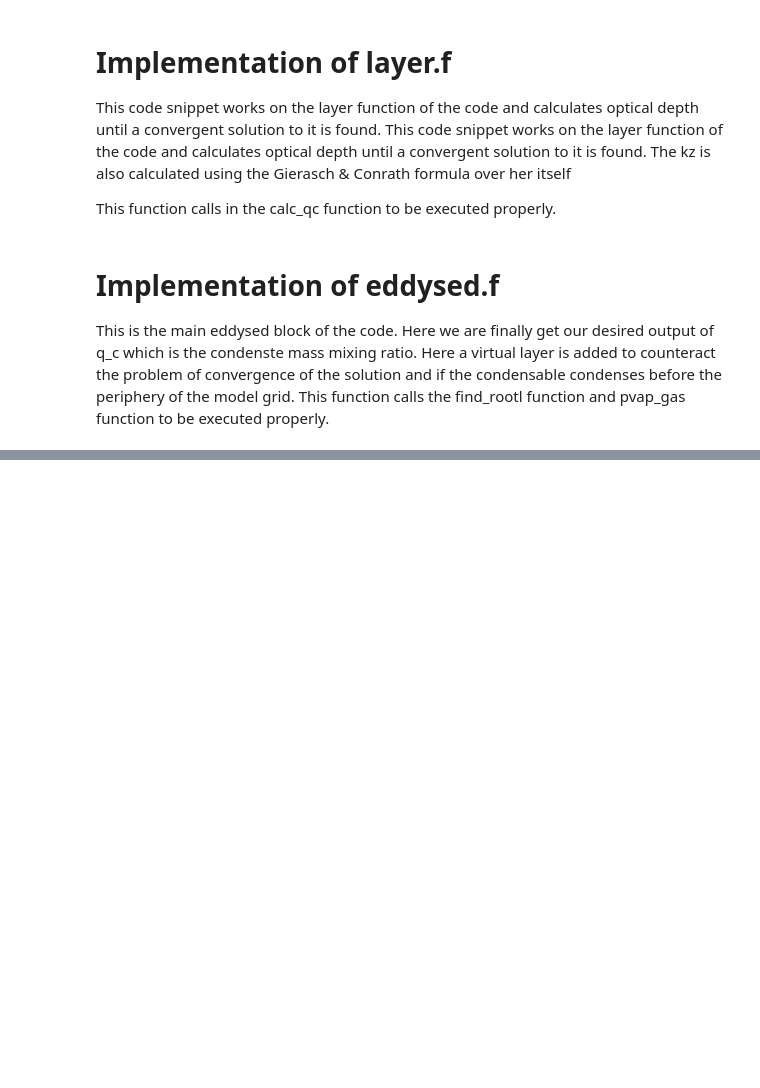
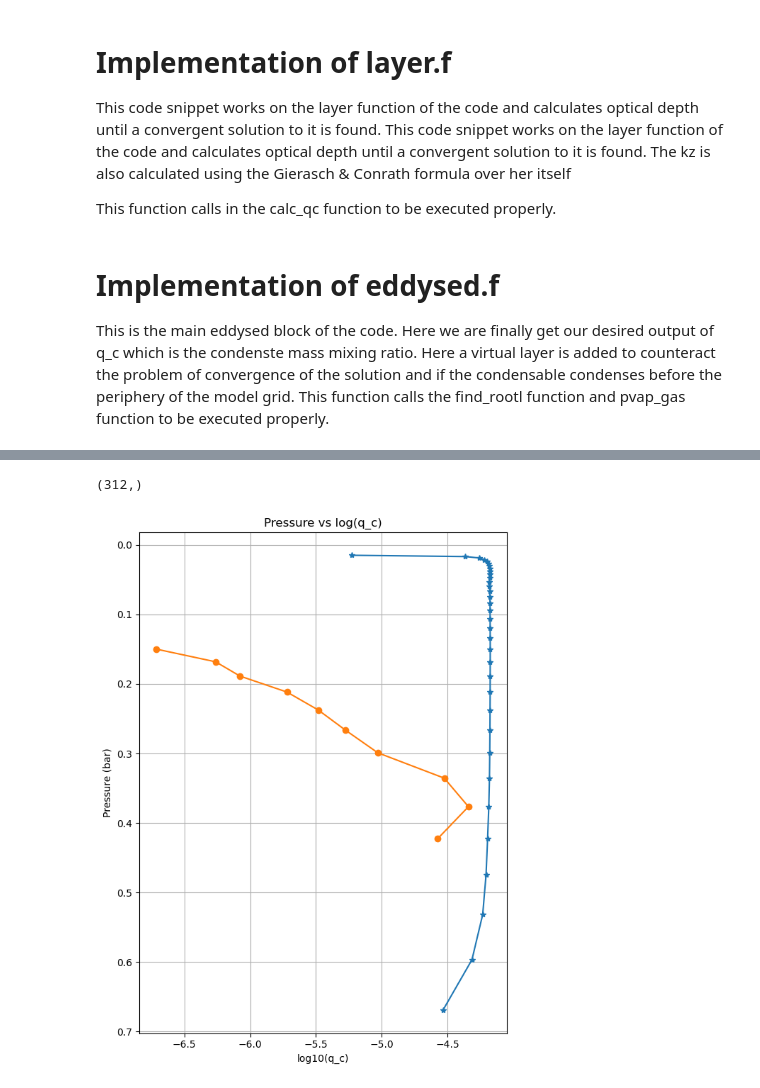
Before and after one commit to soumi-mandal1903/cloud_model, a Jupyter notebook: jupyter/new_eddysed.ipynb, the cells around one changed output, grey strips where cells are left out. Drawn from its saved outputs; the diff is of its cells as text; code cells hidden in the pictures; blank space fills up the shorter version.

Commit message:
Writing example code for voyager

```diff
--- a/jupyter/new_eddysed.ipynb
+++ b/jupyter/new_eddysed.ipynb
@@ -765,7 +767,7 @@ def eddysed(gravity, T_eff, kz_min, cloudf_min, nsub_max, supsat, mw_atmos, do_v
             t_layer = t_bot + dtdlnp * np.log( p_bot / p_layer )
 
             # Calculate qc, qt, rg, reff and ndz for virtual layer
-            qc_layer, qt_layer, rg_layer, reff_layer, ndz_layer, opd_layer, kz_layer, report_status_r, report_status_q = layer(nsub_max, gas_name, kz_min, cloudf_min, mw_cloud=gas_mw, mw_atmos=mw_atmos, f_sed=f_sed, rho_p=rho_p, supsat=supsat, sig_layer=sig, t_layer=t_layer, p_layer=p_layer, t_top=t_base, t_bot=t_bot, p_top=p_base, p_bot=p_bot, chf_layer=chf[i_bottom], gravity=gravity, q_below=q_below, report_status_r=report_status_r, report_status_q=report_status_q)
+            qc_layer, qt_layer, rg_layer, reff_layer, ndz_layer, opd_layer, kz_layer, report_status_r, report_status_q = layer(nsub_max, gas_name, kz_min, cloudf_min, mw_cloud=gas_mw, mw_atmos=mw_atmos, f_sed=f_sed, rho_p=rho_p, supsat=supsat, sig_layer=sig[i_bottom], t_layer=t_layer, p_layer=p_layer, t_top=t_base, t_bot=t_bot, p_top=p_base, p_bot=p_bot, chf_layer=chf[i_bottom], gravity=gravity, q_below=q_below, report_status_r=report_status_r, report_status_q=report_status_q)
 
             # report optical depth below domain
             print(f"eddysed(): Condensing gas = {gas_name}")
@@ -806,0 +811,4 @@ def eddysed(gravity, T_eff, kz_min, cloudf_min, nsub_max, supsat, mw_atmos, do_v
+# %%
+gravity, T_eff, num_layer_edges, p_layer_edges, t_layer_edges, z_layer_edges, num_layers,  p_layers, t_layers, z_layers, chf = read_voyager("/home/sansar1/Codes/cloud_model/input/profiles/voyager.input")
+# %%
+kz, qt, qc, ndz, rg, reff = eddysed(gravity, T_eff, kz_min=1e5, cloudf_min=0.75, nsub_max=64, supsat=0, mw_atmos=2.2, do_virtual=True, num_layers=num_layers, z_layers=z_layers, z_layer_edges=z_layer_edges, p_layers=p_layers, p_layer_edges=p_layer_edges, t_layers=t_layers, t_layer_edges=t_layer_edges, chf=chf, gas_name="NH3", gas_mmr=1.34e-4, gas_mw=17, rho_p=0.84, sig=2*np.ones(num_layers), f_sed=10)
@@ -806,0 +833,28 @@ def eddysed(gravity, T_eff, kz_min, cloudf_min, nsub_max, supsat, mw_atmos, do_v
+# %%
+# Read voyager_frain1_sig2.out
+file = "/home/sansar1/Codes/cloud_model/output/voyager_frain10_sig2.out"
+voyager = []
+with open(file, "r") as f:
+    lines = f.readlines()
+    for line in lines[3:]:
+        parts = line.strip().split()
+        voyager.append([float(x.replace("E", "e")) for x in parts])
+voyager = np.array(voyager)
+
+print(voyager[:,4].shape)
+# %% [output]
+(312,)
+# %%
+plt.figure(figsize=(6, 8))
+plt.plot(np.log10(qc), p_layers, marker='*')
+plt.plot(np.log10(voyager[:,4]), voyager[:,1]*(10**(-6)), marker='o')
+
+plt.gca().invert_yaxis()  # invert pressure axis
+plt.xlabel("log10(q_c)")
+plt.ylabel("Pressure (bar)")  # assuming pressure in bar (confirm units)
+plt.title("Pressure vs log(q_c)")
+plt.grid(True)
+plt.tight_layout()
+plt.show()
+# %% [output]
+[figure, added]
```
Also changed, not shown: parts of 6 cells of this notebook.
